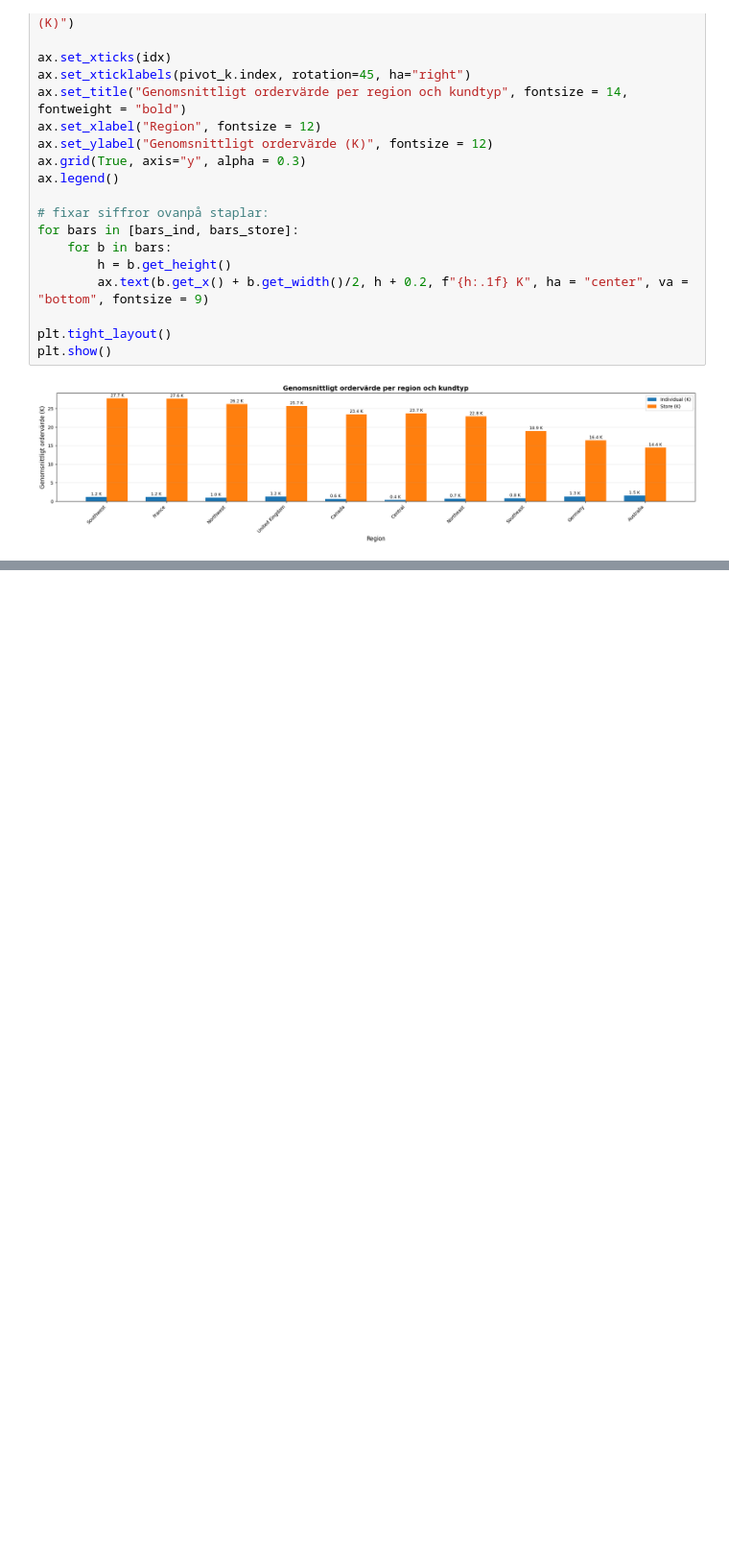
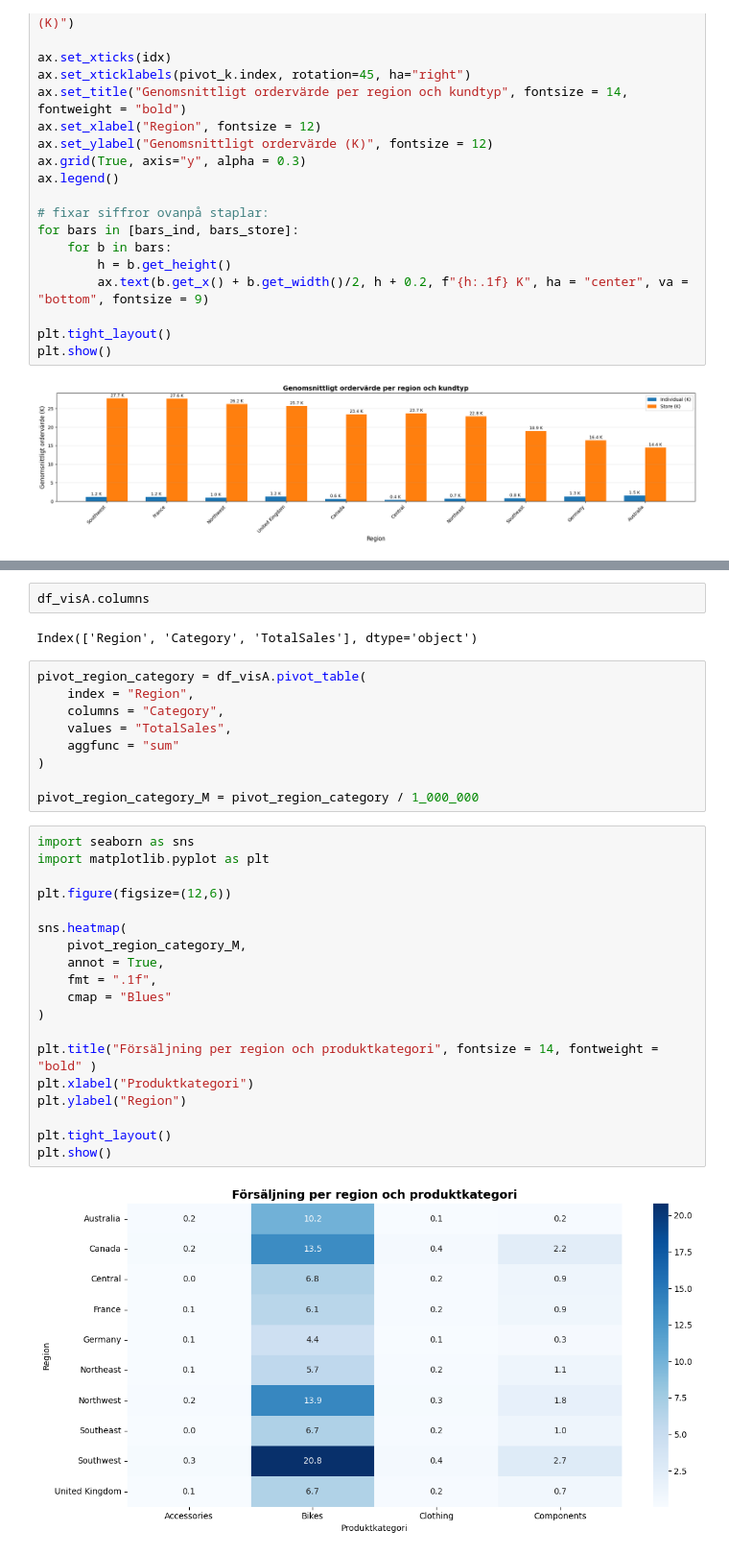
Before and after one commit to KataBeh/adventureworks-analys, a Jupyter notebook: notebooks/analys.ipynb, the cells around one changed output, grey strips where cells are left out. Shown at 96% size. Cells and saved outputs as stored; diff of their text form; blank space fills up the shorter version.

```diff
--- a/notebooks/analys.ipynb
+++ b/notebooks/analys.ipynb
@@ -554,0 +595,34 @@ Sammanfattning : Privatkunder står för fler, men mindre köp, medan företagsk
+# %%
+df_visA.columns
+# %% [output]
+Index(['Region', 'Category', 'TotalSales'], dtype='object')
+# %%
+pivot_region_category = df_visA.pivot_table(
+    index = "Region",
+    columns = "Category",
+    values = "TotalSales",
+    aggfunc = "sum"
+)
+
+pivot_region_category_M = pivot_region_category / 1_000_000
+# %%
+import seaborn as sns
+import matplotlib.pyplot as plt
+
+plt.figure(figsize=(12,6))
+
+sns.heatmap(
+    pivot_region_category_M,
+    annot = True,
+    fmt = ".1f",
+    cmap = "Blues"
+)
+
+plt.title("Försäljning per region och produktkategori", fontsize = 14, fontweight = "bold" )
+plt.xlabel("Produktkategori")
+plt.ylabel("Region")
+
+plt.tight_layout()
+plt.show()
+# %% [output]
+[figure, added]
```
Also changed, not shown: parts of 7 cells of this notebook, 1 other file.
